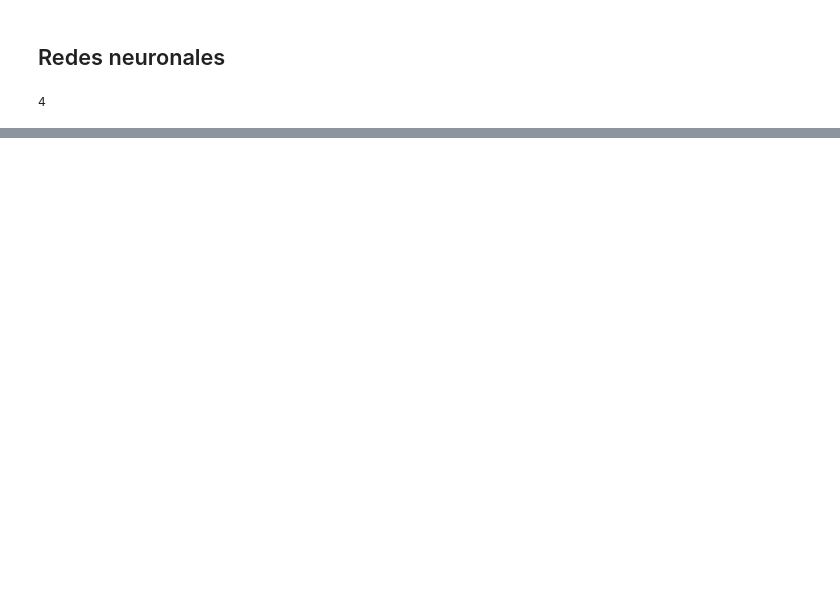
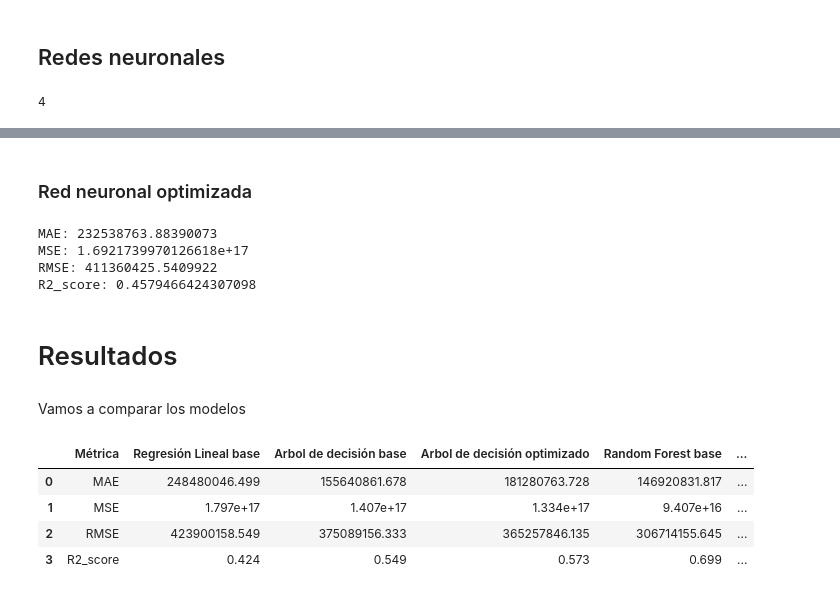
Before and after one commit to evinracher/3008338-geospatial-analysis, a Jupyter notebook: project/house-price-medellin.ipynb, the cells around one changed output, grey strips where cells are left out. Drawn from its saved outputs; the diff is of its cells as text; code cells hidden in the pictures; blank space fills up the shorter version.

Commit message:
feat: optimize models

```diff
--- a/project/house-price-medellin.ipynb
+++ b/project/house-price-medellin.ipynb
@@ -784,0 +1051,6 @@ Aunque XGBoost son modelos más avanzados, sus paramatros no están optimizados
+# %%
+test_data = test_set.drop(columns=["price"])
+test_data["neighborhood"] = test_data["neighborhood"].fillna("Unknown")
+test_target = test_set["price"]
+
+test_prepared = full_pipeline.transform(test_data)
@@ -784,0 +1247,65 @@ Aunque XGBoost son modelos más avanzados, sus paramatros no están optimizados
+# %% [markdown]
+### Red neuronal optimizada
+# %%
+y_pred_test_best_red_neuronal = best_red_neuronal.predict(test_prepared)
+
+test_best_red_neuronal_mbe = mean_absolute_error(test_target, y_pred_test_best_red_neuronal)
+test_best_red_neuronal_mse = mean_squared_error(test_target, y_pred_test_best_red_neuronal)
+test_best_red_neuronal_rmse = np.sqrt(test_best_red_neuronal_mse)
+test_best_red_neuronal_r2s = r2_score(test_target, y_pred_test_best_red_neuronal)
+
+print("MAE:", test_best_red_neuronal_mbe)
+print("MSE:", test_best_red_neuronal_mse)
+print("RMSE:", test_best_red_neuronal_rmse)
+print("R2_score:", test_best_red_neuronal_r2s)
+# %% [output]
+MAE: 232538763.88390073
+MSE: 1.6921739970126618e+17
+RMSE: 411360425.5409922
+R2_score: 0.4579466424307098
+# %% [markdown]
+# Resultados
+# %% [markdown]
+Vamos a comparar los modelos
+# %%
+test_model_comparison_values = pd.DataFrame(
+    {
+        "Regresión Lineal base": [test_lm_mbe, test_lm_mse, test_lm_rmse, test_lm_r2s],
+        "Arbol de decisión base": [test_tree_mbe, test_tree_mse, test_tree_rmse, test_tree_r2s],
+        "Arbol de decisión optimizado": [test_best_decision_tree_mbe, test_best_decision_tree_mse, test_best_decision_tree_rmse, test_best_decision_tree_r2s],
+        "Random Forest base": [test_random_forest_mbe, test_random_forest_mse, test_random_forest_rmse, test_random_forest_r2s],
+        "Random Forest optimizado": [test_best_random_forest_mbe, test_best_random_forest_mse, test_best_random_forest_rmse, test_best_random_forest_r2s],
+        "XGBoost base": [test_xgboost_mbe, test_xgboost_mse, test_xgboost_rmse, test_xgboost_r2s],
+        "XGBoost optimizado": [test_best_xgboost_mbe, test_best_xgboost_mse, test_best_xgboost_rmse, test_best_xgboost_r2s],
+        "Red neuronal base": [test_red_neuronal_mbe, test_red_neuronal_mse, test_red_neuronal_rmse, test_red_neuronal_r2s],
+        "Red neuronal optimizada": [test_best_red_neuronal_mbe, test_best_red_neuronal_mse, test_best_red_neuronal_rmse, test_best_red_neuronal_r2s],
+    },
+    index=["MAE", "MSE", "RMSE", "R2_score"],
+)
+
+metric_formatters = {
+    "MAE": lambda value: f"{value:.3f}",
+    "MSE": lambda value: f"{value:.3e}",
+    "RMSE": lambda value: f"{value:.3f}",
+    "R2_score": lambda value: f"{value:.3f}",
+}
+
+test_model_comparison = pd.DataFrame(
+    {
+        model_name: [
+            metric_formatters[metric](test_model_comparison_values.loc[metric, model_name])
+            for metric in test_model_comparison_values.index
+        ]
+        for model_name in test_model_comparison_values.columns
+    }
+)
+
+test_model_comparison.insert(0, "Métrica", test_model_comparison_values.index)
+
+test_model_comparison
+# %% [output]
+|  | Métrica | Regresión Lineal base | Arbol de decisión base | Arbol de decisión optimizado | Random Forest base | ... |
+| 0 | MAE | 248480046.499 | 155640861.678 | 181280763.728 | 146920831.817 | ... |
+| 1 | MSE | 1.797e+17 | 1.407e+17 | 1.334e+17 | 9.407e+16 | ... |
+| 2 | RMSE | 423900158.549 | 375089156.333 | 365257846.135 | 306714155.645 | ... |
+| 3 | R2_score | 0.424 | 0.549 | 0.573 | 0.699 | ... |
```
Also changed, not shown: parts of 61 cells of this notebook, 3 other files.
